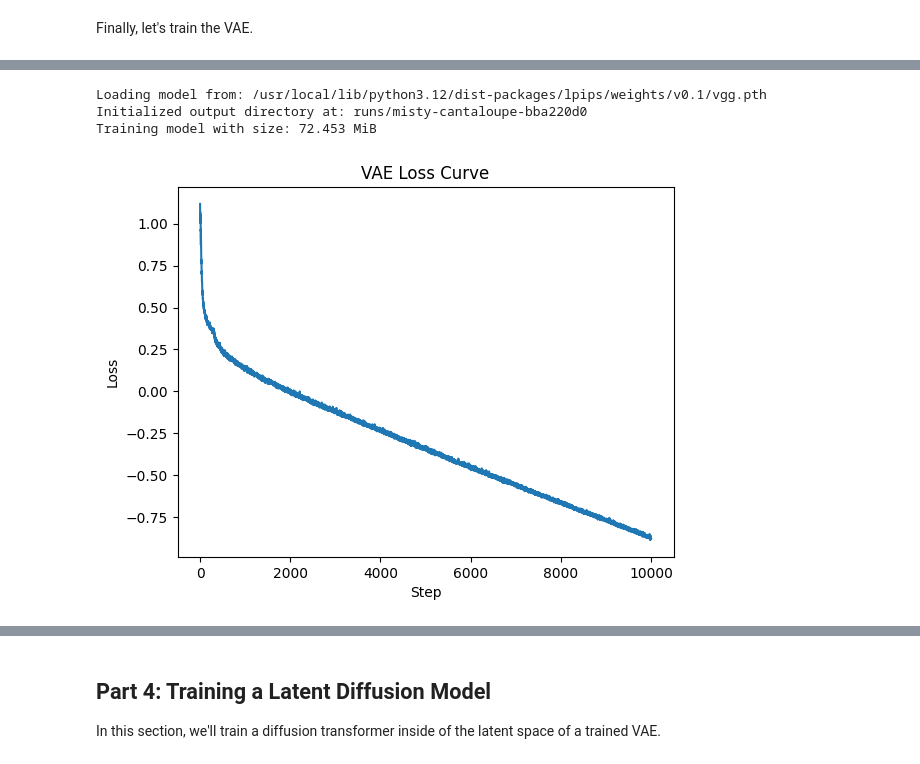
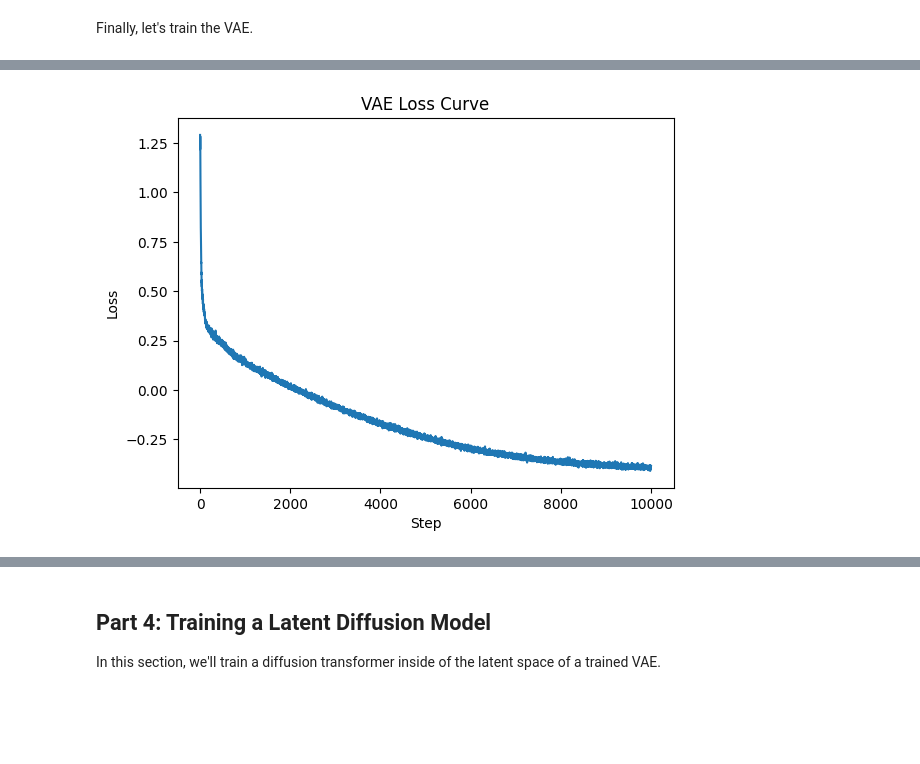
Before and after one commit to avanishd-3/diffusion, a Jupyter notebook: diffusion.ipynb, the cells around one changed output, grey strips where cells are left out. Drawn from its saved outputs; the diff is of its cells as text; code cells hidden in the pictures; blank space fills up the shorter version.

```diff
--- a/diffusion.ipynb
+++ b/diffusion.ipynb
@@ -1056,7 +1149,13 @@ class EncoderBlock(nn.Module):
 
 
 class Encoder(nn.Module):
-  def __init__(self, in_channels: int, hidden_channels: list[int]):
+  def __init__(self, in_channels: int, hidden_channels: list[int], z_channels: int = 4):
+    """
+    Args:
+        in_channels: Number of input channels.
+        hidden_channels: List of hidden channel sizes.
+        z_channels: Number of channels in the latent space.
+    """
     super().__init__()
 
     # Initial conv2d
@@ -1077,7 +1176,7 @@ class Encoder(nn.Module):
     z_dim = hidden_channels[-1]
     self.z_mean = nn.Sequential(
       nn.GroupNorm(1, z_dim),
-      nn.Conv2d(in_channels = z_dim, out_channels = z_dim, kernel_size=1, stride=1, padding=0),
+      nn.Conv2d(in_channels = z_dim, out_channels = z_channels, kernel_size=1),
     )
 
     # Scalar log-variance
@@ -1123,7 +1222,13 @@ class DecoderBlock(nn.Module):
     return x
 
 class Decoder(nn.Module):
-  def __init__(self, out_channels: int, hidden_channels: list[int]):
+  def __init__(self, out_channels: int, hidden_channels: list[int], z_channels: int = 4):
+    """
+    Args:
+        in_channels: Number of input channels.
+        hidden_channels: List of hidden channel sizes.
+        z_channels: Number of channels in the latent space.
+    """
     super().__init__()
 
     # Initialize channels
@@ -1144,11 +1249,14 @@ class Decoder(nn.Module):
       nn.Conv2d(in_channels = x_dim, out_channels = out_channels, kernel_size=1, stride=1, padding=0),
     )
 
+    self.from_latent = nn.Conv2d(in_channels=z_channels, out_channels=hidden_channels[0], kernel_size=1)
+
     # Scalar log-variance
     self.logvar = nn.Parameter(torch.zeros(()))
 
   def forward(self, x: torch.Tensor):
     # Pass through blocks
+    x = self.from_latent(x)
     for block in self.blocks:
       x = block(x)
 
@@ -1158,14 +1266,14 @@ class Decoder(nn.Module):
 ### Complete VAE
 # %%
 class VAE(nn.Module):
-  def __init__(self, data_channels: int, hidden_channels: list[int], beta: float = 0.1, perceptual_weight: float = 0.1):
+  def __init__(self, data_channels: int, hidden_channels: list[int], beta: float = 0.1, perceptual_weight: float = 0.1, z_channels: int = 4):
     super().__init__()
     self.beta = beta
     self.perceptual_weight = perceptual_weight
 
     # Encoder and Decoder
-    self._encoder = Encoder(data_channels, hidden_channels)
-    self._decoder = Decoder(data_channels, list(reversed(hidden_channels)))
+    self._encoder = Encoder(data_channels, hidden_channels, z_channels)
+    self._decoder = Decoder(data_channels, list(reversed(hidden_channels)), z_channels)
 
     # LPIPS model for perceptual loss
     # Added to address VAE bluriness
@@ -1189,6 +1297,10 @@ class VAE(nn.Module):
   def compute_loss(self, z_mean: torch.Tensor, z_logvar: torch.Tensor, x_mean: torch.Tensor, x_logvar: torch.Tensor, x_true: torch.Tensor):
     eps = 1e-6
 
+    # Clamp log-variances to avoid numerical instability
+    z_logvar = torch.clamp(z_logvar, min=-50.0, max=50.0)
+    x_logvar = torch.clamp(x_logvar, min=-10.0, max=10.0)
+
     # KL loss
     kl_loss = self.beta * (z_mean.pow(2) + torch.exp(z_logvar) - z_logvar - 1).mean()
 
@@ -1225,8 +1337,8 @@ class CelebaVAETrainer(Trainer):
     b = 10
     x, _ = self.celeba.sample(b)
     _, _, x_mean, _ = self.model(x)
-    x_all = torch.cat([x, x_mean], dim=0)
-    grid = make_grid(x_all, nrow=b, normalize=True, value_range=(0,1))
+    x_all = torch.cat([x, x_mean.clamp(-1, 1)], dim=0)
+    grid = make_grid(x_all * 0.5 + 0.5, nrow=b, normalize=False)
     plt.imshow(grid.permute(1, 2, 0).cpu(), cmap="gray")
     plt.axis("off")
     plt.title("VAE Reconstruction")
@@ -1264,7 +1376,8 @@ celeba = CelebASampler(img_size=128).to(device)
 
 vae = VAE(
    data_channels = 3,
-   hidden_channels = [64, 128, 256, 16],
+   hidden_channels = [64, 128, 256, 256],
+   z_channels = 4,
    beta = 0.01, # Reduced KL penalty for sharper reconstructions
    perceptual_weight = 0.5 # LPIPS weight
 ).to(device)
@@ -1272,7 +1385,7 @@ vae = VAE(
 # Create Trainer + train
 trainer = CelebaVAETrainer(
     celeba_sampleable = celeba,
-    batch_size = 16,
+    batch_size = 16, # Faster than batch size = 64
 )
 losses, steps = trainer.train(
    model = vae,
@@ -1297,7 +1407,4 @@ Setting up [LPIPS] perceptual loss: trunk [vgg], v[0.1], spatial [off]
-Loading model from: /usr/local/lib/python3.12/dist-packages/lpips/weights/v0.1/vgg.pth
-Initialized output directory at: runs/misty-cantaloupe-bba220d0
-Training model with size: 72.453 MiB
-[figure, old version]
+[figure, new version]
 # %%
 # Perform interpolation in the latent space
 vae.eval()
```
Also changed, not shown: parts of 15 cells of this notebook.
